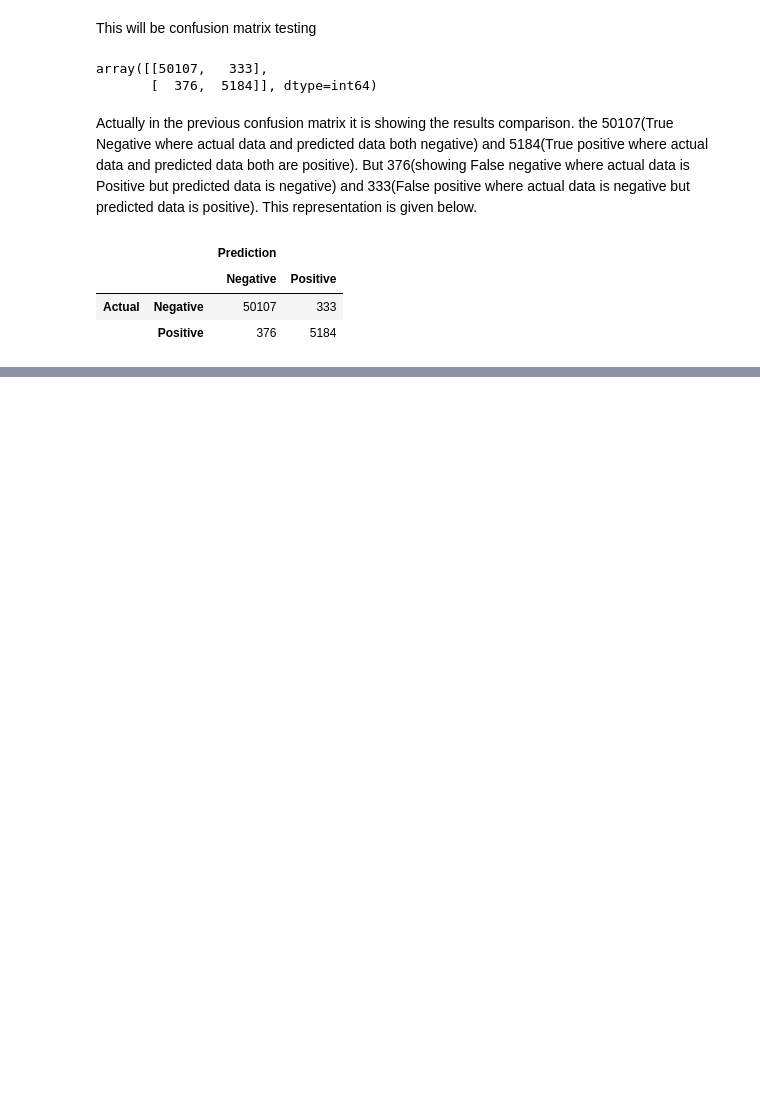
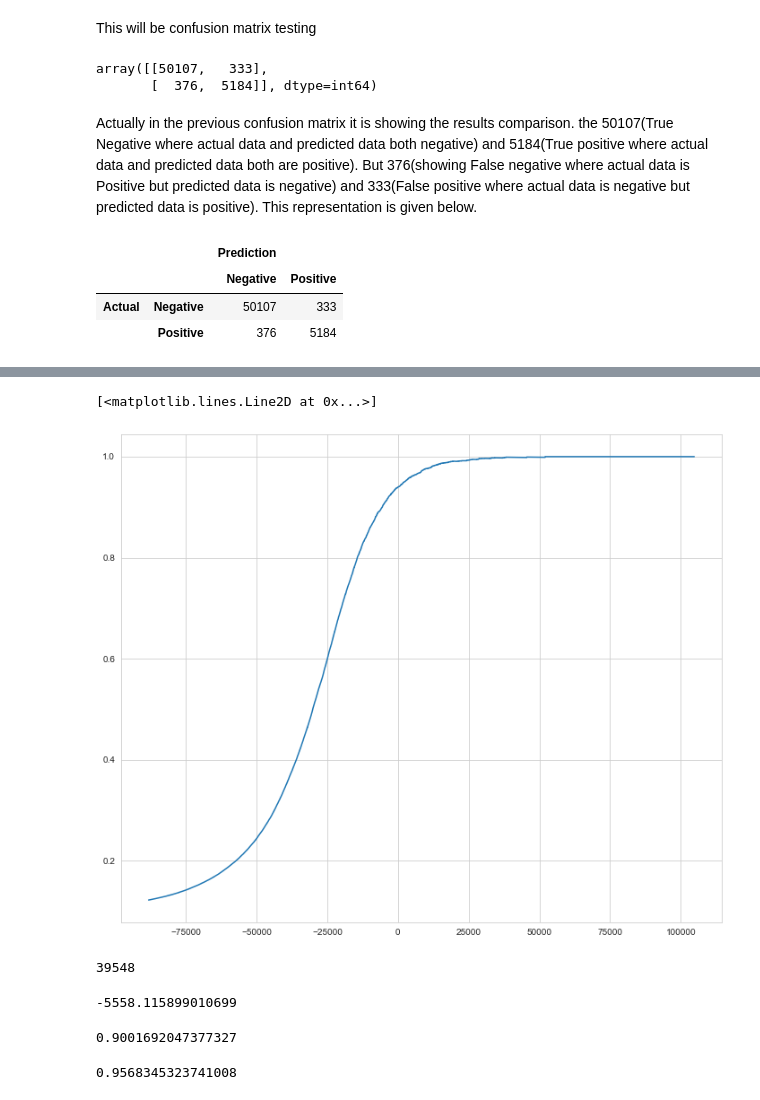
Before and after one commit to mashnun/Classification-Learning, a Jupyter notebook: Classification type ML.ipynb, the cells around one changed output, grey strips where cells are left out. Saved outputs shown, nothing was run; the diff lists cells and outputs as text; code cells hidden in the pictures; blank space fills up the shorter version.

```diff
--- a/Classification type ML.ipynb
+++ b/Classification type ML.ipynb
@@ -249,0 +331,15 @@ pd.DataFrame(confusion_matrix(Y_train_0, Y_train_predict), columns=pd.MultiIndex
+# %%
+pt.figure(figsize=(12,10))
+pt.plot(thresholds, precisions[1:])
+# %% [output]
+[<matplotlib.lines.Line2D at 0x...>]
+[figure, added]
+# %%
+idx = len(precisions[precisions < 0.9])
+print(idx)
+# %% [output]
+39548
+# %%
+thresholds[idx]
+# %% [output]
+-5558.115899010699
@@ -249,0 +348,8 @@ pd.DataFrame(confusion_matrix(Y_train_0, Y_train_predict), columns=pd.MultiIndex
+# %%
+precision_score(Y_train_0, Y_train_pred_90)
+# %% [output]
+0.9001692047377327
+# %%
+recall_score(Y_train_0, Y_train_pred_90)
+# %% [output]
+0.9568345323741008
```
Also changed, not shown: parts of 15 cells of this notebook.
